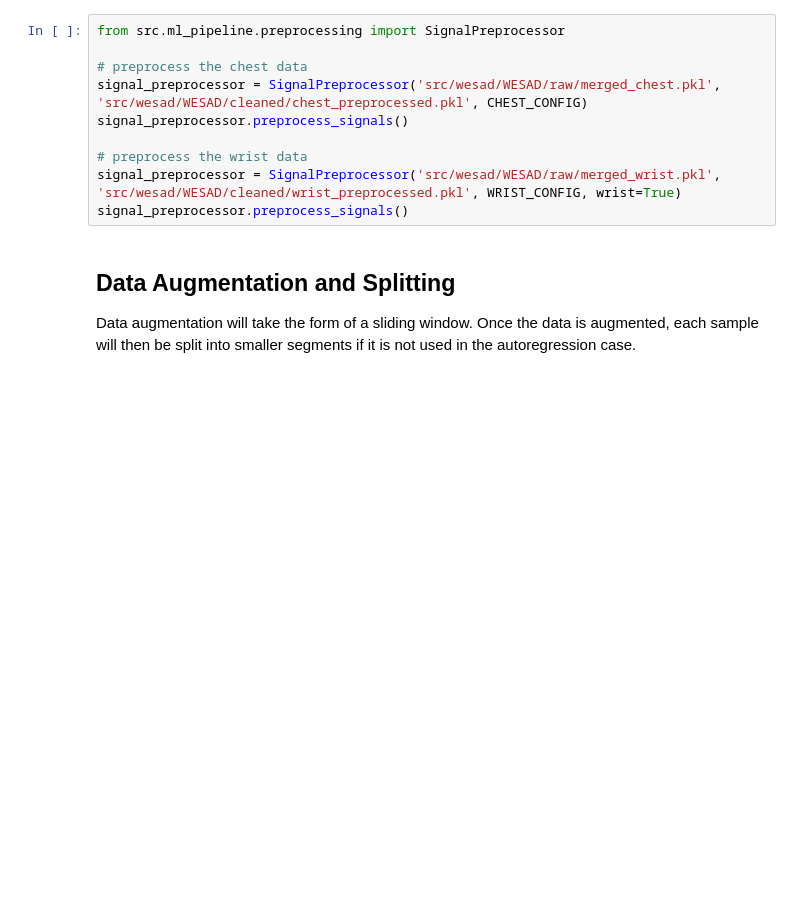
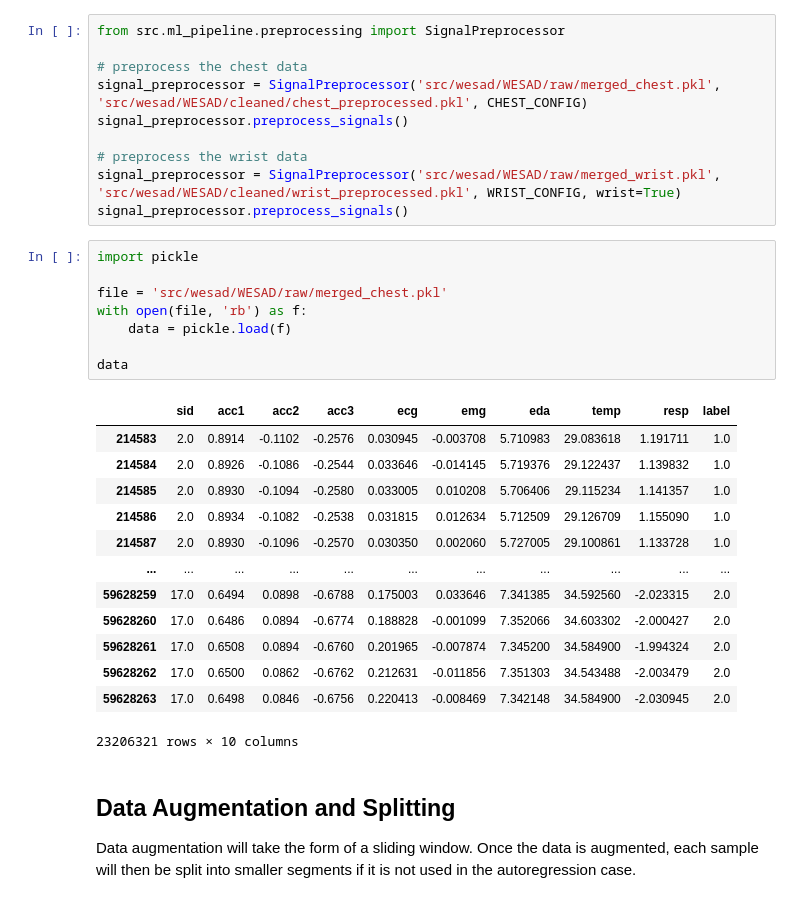
Before and after one commit to WillPowellUk/Modular-Multimodal-Stress-Detector, a Jupyter notebook: wesad_demo.ipynb, the cells around one changed output. Cells and saved outputs as stored; diff of their text form; blank space fills up the shorter version.

```diff
--- a/wesad_demo.ipynb
+++ b/wesad_demo.ipynb
@@ -76,6 +76,28 @@ signal_preprocessor.preprocess_signals()
 # preprocess the wrist data
 signal_preprocessor = SignalPreprocessor('src/wesad/WESAD/raw/merged_wrist.pkl', 'src/wesad/WESAD/cleaned/wrist_preprocessed.pkl', WRIST_CONFIG, wrist=True)
 signal_preprocessor.preprocess_signals()
+# %%
+import pickle
+
+file = 'src/wesad/WESAD/raw/merged_chest.pkl'
+with open(file, 'rb') as f:
+    data = pickle.load(f)
+
+data
+# %% [output]
+|  | sid | acc1 | acc2 | acc3 | ecg | emg | eda | temp | resp | label |
+| 214583 | 2.0 | 0.8914 | -0.1102 | -0.2576 | 0.030945 | -0.003708 | 5.710983 | 29.083618 | 1.191711 | 1.0 |
+| 214584 | 2.0 | 0.8926 | -0.1086 | -0.2544 | 0.033646 | -0.014145 | 5.719376 | 29.122437 | 1.139832 | 1.0 |
+| 214585 | 2.0 | 0.8930 | -0.1094 | -0.2580 | 0.033005 | 0.010208 | 5.706406 | 29.115234 | 1.141357 | 1.0 |
+| 214586 | 2.0 | 0.8934 | -0.1082 | -0.2538 | 0.031815 | 0.012634 | 5.712509 | 29.126709 | 1.155090 | 1.0 |
+| 214587 | 2.0 | 0.8930 | -0.1096 | -0.2570 | 0.030350 | 0.002060 | 5.727005 | 29.100861 | 1.133728 | 1.0 |
+| ... | ... | ... | ... | ... | ... | ... | ... | ... | ... | ... |
+| 59628259 | 17.0 | 0.6494 | 0.0898 | -0.6788 | 0.175003 | 0.033646 | 7.341385 | 34.592560 | -2.023315 | 2.0 |
+| 59628260 | 17.0 | 0.6486 | 0.0894 | -0.6774 | 0.188828 | -0.001099 | 7.352066 | 34.603302 | -2.000427 | 2.0 |
+| 59628261 | 17.0 | 0.6508 | 0.0894 | -0.6760 | 0.201965 | -0.007874 | 7.345200 | 34.584900 | -1.994324 | 2.0 |
+| 59628262 | 17.0 | 0.6500 | 0.0862 | -0.6762 | 0.212631 | -0.011856 | 7.351303 | 34.543488 | -2.003479 | 2.0 |
+| 59628263 | 17.0 | 0.6498 | 0.0846 | -0.6756 | 0.220413 | -0.008469 | 7.342148 | 34.584900 | -2.030945 | 2.0 |
+23206321 rows × 10 columns
 # %% [markdown]
 ## Data Augmentation and Splitting
 Data augmentation will take the form of a sliding window. Once the data is augmented, each sample will then be split into smaller segments if it is not used in the autoregression case.
```
Also changed, not shown: 4 other files.
